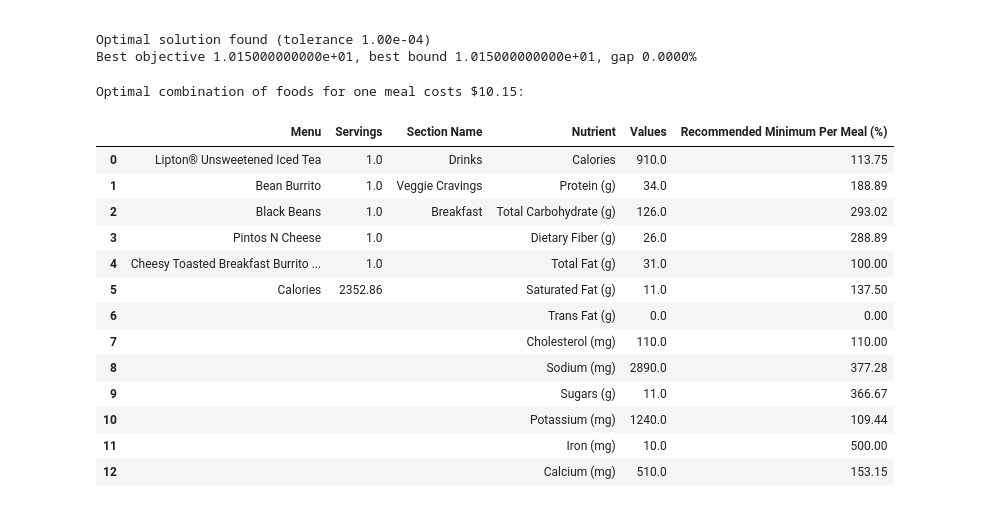
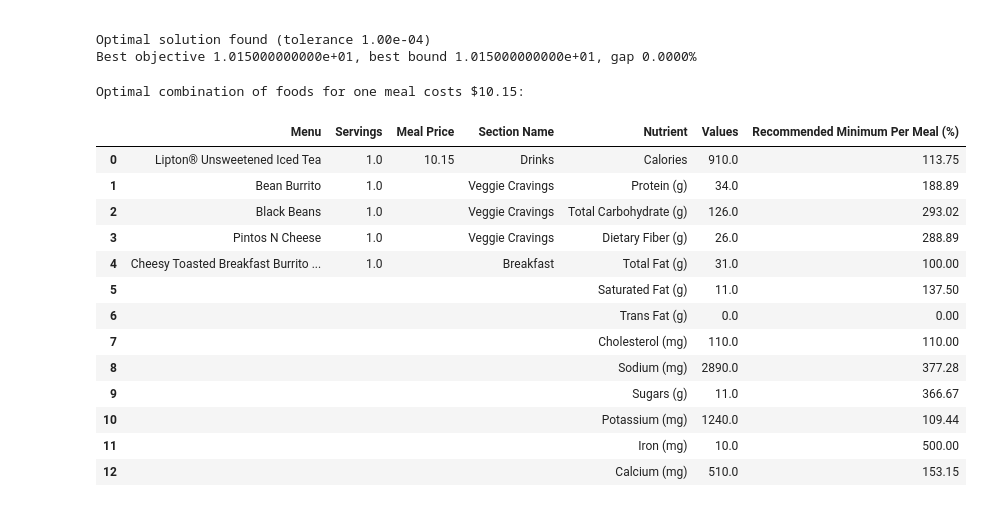
Before and after one commit to ashrifehn/tacobell_menu_optimization, a Jupyter notebook: model_development/final_models.ipynb, the cells around one changed output. Cells and saved outputs as stored; diff of their text form; code cells hidden in the pictures.

```diff
--- a/model_development/final_models.ipynb
+++ b/model_development/final_models.ipynb
@@ -596,24 +597,24 @@ Best objective 1.015000000000e+01, best bound 1.015000000000e+01, gap 0.0000%
 # %%
 if m_male5_MIP.status == gp.GRB.OPTIMAL:
     print(f'Optimal combination of foods for one meal costs ${round(m_male5_MIP.objVal, 2)}:')
 
-    df5 = output_to_table_sections_cal_decision_var(m_male5_MIP, foods, food_data)
+    df5 = output_to_table(m_male5_MIP, foods, food_data)
 
 
 df5
 # %% [output]
 Optimal combination of foods for one meal costs $10.15:
-|  | Menu | Servings | Section Name | Nutrient | Values | Recommended Minimum Per Meal (%) |
-| 0 | Lipton® Unsweetened Iced Tea | 1.0 | Drinks | Calories | 910.0 | 113.75 |
-| 1 | Bean Burrito | 1.0 | Veggie Cravings | Protein (g) | 34.0 | 188.89 |
-| 2 | Black Beans | 1.0 | Breakfast | Total Carbohydrate (g) | 126.0 | 293.02 |
-| 3 | Pintos N Cheese | 1.0 |  | Dietary Fiber (g) | 26.0 | 288.89 |
-| 4 | Cheesy Toasted Breakfast Burrito ... | 1.0 |  | Total Fat (g) | 31.0 | 100.00 |
-| 5 | Calories | 2352.86 |  | Saturated Fat (g) | 11.0 | 137.50 |
-| 6 |  |  |  | Trans Fat (g) | 0.0 | 0.00 |
-| 7 |  |  |  | Cholesterol (mg) | 110.0 | 110.00 |
-| 8 |  |  |  | Sodium (mg) | 2890.0 | 377.28 |
-| 9 |  |  |  | Sugars (g) | 11.0 | 366.67 |
-| 10 |  |  |  | Potassium (mg) | 1240.0 | 109.44 |
-| 11 |  |  |  | Iron (mg) | 10.0 | 500.00 |
-| 12 |  |  |  | Calcium (mg) | 510.0 | 153.15 |
+|  | Menu | Servings | Meal Price | Section Name | Nutrient | Values | Recommended Minimum Per Meal (%) |
+| 0 | Lipton® Unsweetened Iced Tea | 1.0 | 10.15 | Drinks | Calories | 910.0 | 113.75 |
+| 1 | Bean Burrito | 1.0 |  | Veggie Cravings | Protein (g) | 34.0 | 188.89 |
+| 2 | Black Beans | 1.0 |  | Veggie Cravings | Total Carbohydrate (g) | 126.0 | 293.02 |
+| 3 | Pintos N Cheese | 1.0 |  | Veggie Cravings | Dietary Fiber (g) | 26.0 | 288.89 |
+| 4 | Cheesy Toasted Breakfast Burrito ... | 1.0 |  | Breakfast | Total Fat (g) | 31.0 | 100.00 |
+| 5 |  |  |  |  | Saturated Fat (g) | 11.0 | 137.50 |
+| 6 |  |  |  |  | Trans Fat (g) | 0.0 | 0.00 |
+| 7 |  |  |  |  | Cholesterol (mg) | 110.0 | 110.00 |
+| 8 |  |  |  |  | Sodium (mg) | 2890.0 | 377.28 |
+| 9 |  |  |  |  | Sugars (g) | 11.0 | 366.67 |
+| 10 |  |  |  |  | Potassium (mg) | 1240.0 | 109.44 |
+| 11 |  |  |  |  | Iron (mg) | 10.0 | 500.00 |
+| 12 |  |  |  |  | Calcium (mg) | 510.0 | 153.15 |
```
Also changed, not shown: parts of 9 cells of this notebook, 12 other files.
